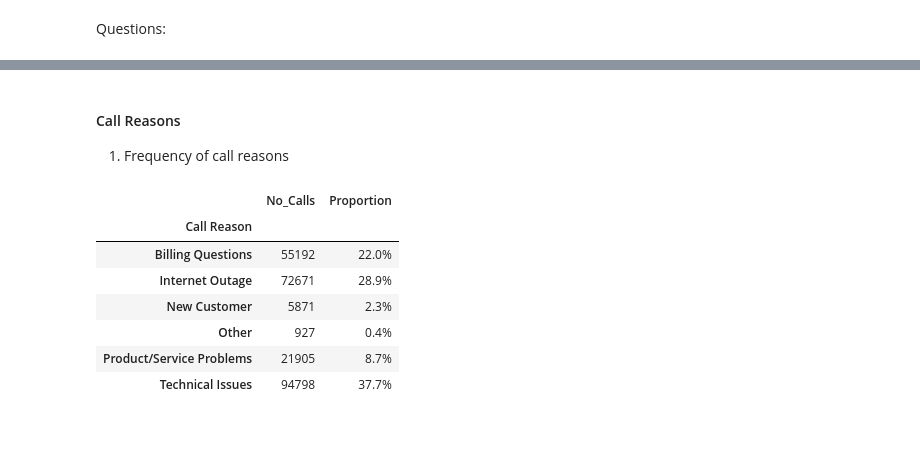
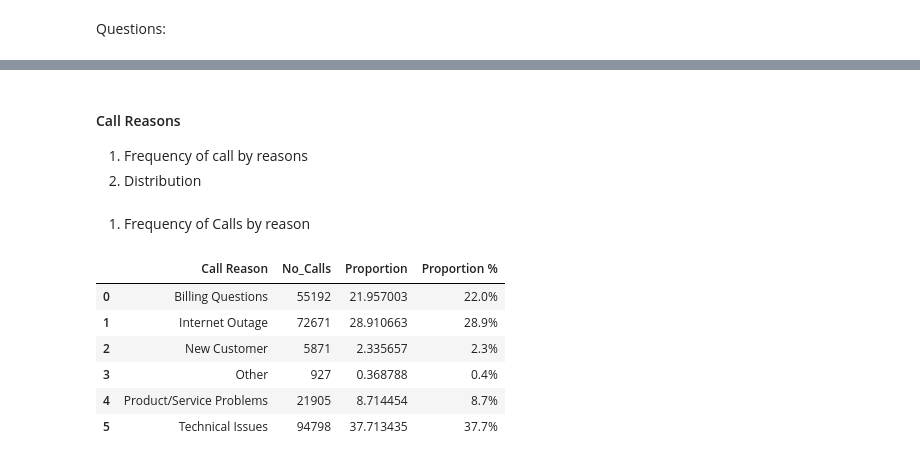
Before and after one commit to diana-kungu/RWDF, a Jupyter notebook: Call Center Operations Analytics/call_center.ipynb, the cells around one changed output, grey strips where cells are left out. Saved outputs shown, nothing was run; the diff lists cells and outputs as text; code cells hidden in the pictures; blank space fills up the shorter version.

```diff
--- a/Call Center Operations Analytics/call_center.ipynb
+++ b/Call Center Operations Analytics/call_center.ipynb
@@ -42,6 +48,7 @@ df['Year'] = df['Call Date'].dt.year
 df['Month'] = df['Call Date'].dt.month
 df['Day of Week'] = [d.strftime("%A") for d in df['Call Date']]
 df['Hour'] =  df['Call Date Time'].dt.hour
+df['Day'] = df['Call Date'].dt.day
 df.head(3)
 # %% [output]
 |  | Abandon Flag | Agent | Agent Selection Group | Call # | Call Date Time | Call Reason | Customer | ... |
@@ -60,20 +58,22 @@ df.head(3)
 # %% [markdown]
 #### Call Reasons
-1. Frequency of call reasons
+1. Frequency of call by reasons
+2. Distribution
+# %% [markdown]
+1. Frequency of Calls by reason
 # %%
 # Unique call reasons
 reasons  = df['Call Reason'].unique().tolist()
 #Frequency of each reason
-var = df.groupby(['Call Reason']).agg(No_Calls =('Call #', 'count'))
-var['Proportion'] =var['No_Calls']*100/var['No_Calls'].sum()
-var['Proportion'] = var['Proportion'].map('{:,.1f}%'.format)
-var
+df_reasons = df.groupby(['Call Reason']).agg(No_Calls =('Call #', 'count')).reset_index()
+df_reasons['Proportion'] =df_reasons['No_Calls']*100/df_reasons['No_Calls'].sum()
+df_reasons['Proportion %'] = df_reasons['Proportion'].map('{:,.1f}%'.format)
+df_reasons
 # %% [output]
-|  | No_Calls | Proportion |
-| Call Reason |  |  |
-| Billing Questions | 55192 | 22.0% |
-| Internet Outage | 72671 | 28.9% |
-| New Customer | 5871 | 2.3% |
-| Other | 927 | 0.4% |
-| Product/Service Problems | 21905 | 8.7% |
-| Technical Issues | 94798 | 37.7% |
+|  | Call Reason | No_Calls | Proportion | Proportion % |
+| 0 | Billing Questions | 55192 | 21.957003 | 22.0% |
+| 1 | Internet Outage | 72671 | 28.910663 | 28.9% |
+| 2 | New Customer | 5871 | 2.335657 | 2.3% |
+| 3 | Other | 927 | 0.368788 | 0.4% |
+| 4 | Product/Service Problems | 21905 | 8.714454 | 8.7% |
+| 5 | Technical Issues | 94798 | 37.713435 | 37.7% |
```
Also changed, not shown: parts of 7 cells of this notebook, 1 other file.
